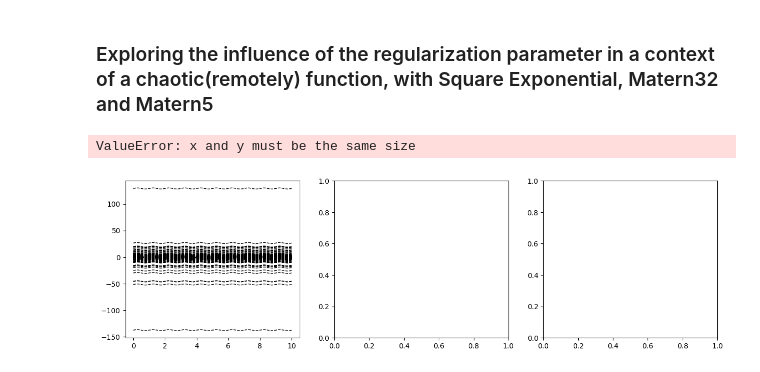
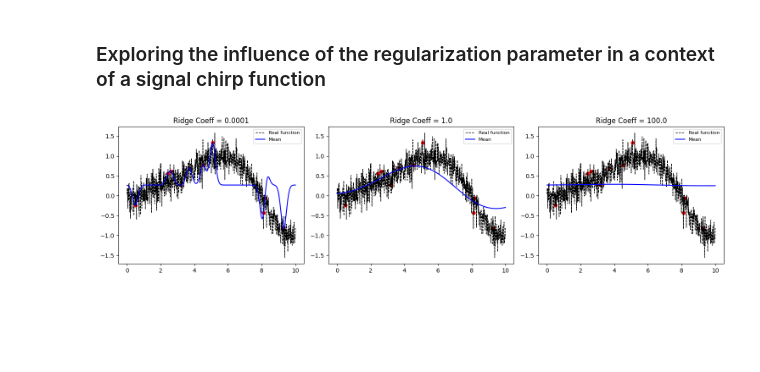
Before and after one commit to stupormundi3/KernaxTest, a Jupyter notebook: project/docs/source/notebooks/KRRExamples.ipynb, the cells around one changed output. Cells and saved outputs as stored; diff of their text form; code cells hidden in the pictures; blank space fills up the shorter version.

```diff
--- a/project/docs/source/notebooks/KRRExamples.ipynb
+++ b/project/docs/source/notebooks/KRRExamples.ipynb
@@ -1,36 +1,38 @@
 # %% [markdown]
-### Exploring the influence of the regularization parameter in a context of a chaotic(remotely) function, with Square Exponential, Matern32 and Matern5
+### Exploring the influence of the regularization parameter in a context of a signal chirp function
 # %%
 import matplotlib.pyplot as plt
 import sys
 import numpy as np
 sys.path.insert(0, '..')
 from kernax.stationary import SEKernel
 import KRR
+import random
 
 kernel = SEKernel(1.0)
 
 X = np.linspace(0, 10, 1000).reshape(-1, 1)
-y = np.squeeze(np.sin(2*np.pi*X) + 0.5*np.random.standard_cauchy(size=X.shape[0]))
+#Signal chirp, the function is interesting because we will really see the influence
+# of the ridge coefficient
+y = np.sin(0.5*X.ravel() **2 / 10) + 0.2 * np.random.randn(X.shape[0])
 rng = np.random.RandomState(1)
 training_indices = rng.choice(X.shape[0], size=10, replace=False)
 X_train, y_train = X[training_indices], y[training_indices]
-
+RidgeValues = [1e-4,1.0,100.0]
 X_plot = np.linspace(0, 10, 400).reshape(-1,1)
 fig, axes = plt.subplots(1, 3, figsize=(15, 4))
 
-for a, ax in enumerate(axes):
-    gp = KRR.KRR(X_train, Kernel=kernel, RidgeCoeff=1e-6/(a+1)+1, NormalizeObs=True).fit(y_train)
-    PosteriorFunction = gp.predict(X_plot)
+for (a,ridge), ax in zip(enumerate(RidgeValues),axes):
+    KRRClass = KRR.KRR(X_train, Kernel=kernel, RidgeCoeff=ridge, NormalizeObs=True).fit(y_train)
+    PosteriorFunction = KRRClass.predict(X_plot)
     ax.plot(X, y, 'k--', lw=1, label='Real function')
     x_plot = X_train.ravel().astype(float)
     y_plot = y_train.ravel().astype(float)
     ax.scatter(x_plot, y_plot, c='red', s=30)
     ax.plot(X_plot, PosteriorFunction, 'b-', label='Mean')
-    ax.set_title('Square Exponential')
+    ax.set_title(f'Ridge Coeff = {ridge}')
     ax.legend(fontsize=8)
 plt.tight_layout()
 plt.show()
 # %% [output]
-ValueError: x and y must be the same size
-[figure, old version]
+[figure, new version]
```
Also changed, not shown: parts of 5 cells of this notebook, 3 other files.
